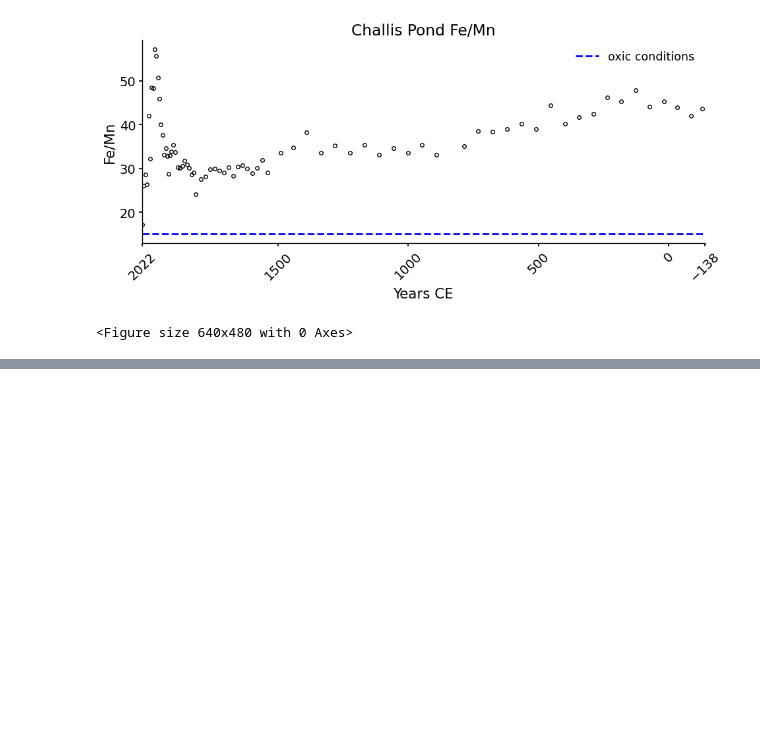
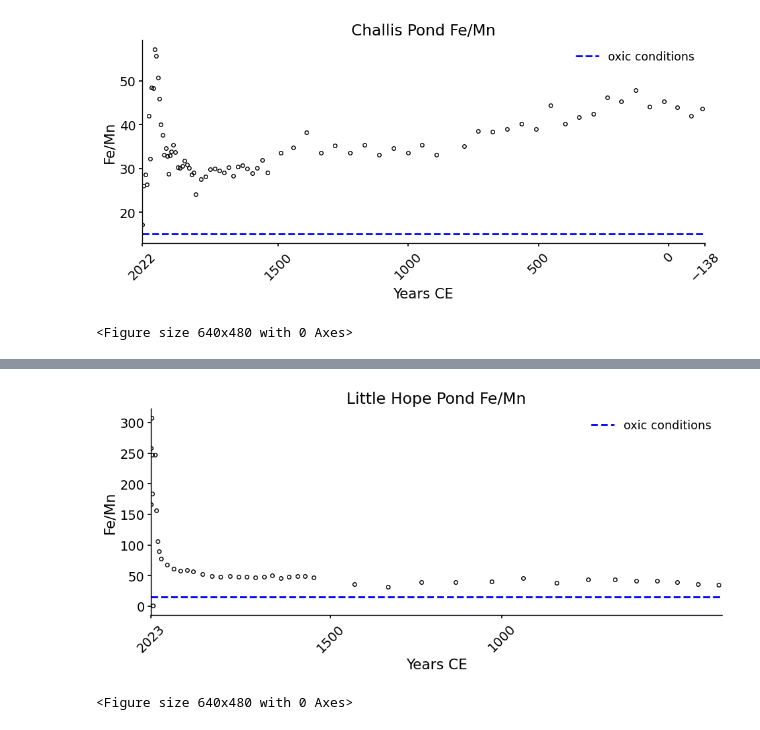
Before and after one commit to Shooleralbany/-home11-grad-2021-sh236571, a Jupyter notebook: Fe_Mn_Plots.ipynb, the cells around one changed output, grey strips where cells are left out. Drawn from its saved outputs; the diff is of its cells as text; code cells hidden in the pictures; blank space fills up the shorter version.

```diff
--- a/Fe_Mn_Plots.ipynb
+++ b/Fe_Mn_Plots.ipynb
@@ -148,0 +192,43 @@ plt.savefig('Challis Fe:Mn.png')
+# %%
+data_dir = '/content/drive/MyDrive/Time Series'
+# Open the dataset assuming it's a CSV file, change to pd.read_table for TSV files
+data = pd.read_csv(data_dir+'/LittleHope.txt', sep='\t')
+
+
+dates = data['CE'].tolist()
+values1 = data['FeMn'].tolist()
+
+plt.figure(figsize=(11, 4))
+
+# 2. Plotting the data as a line graph
+plt.plot(dates, values1 , marker='o', color='black', linestyle='-', markerfacecolor='none', markersize=4)
+
+#plt.plot(dates, values1 , marker='x', color='black', linestyle='-', markersize=8)
+
+
+# 3. Customizing the plot
+plt.xlabel('Years CE')
+plt.ylabel('Fe/Mn')
+plt.title('Little Hope Pond Fe/Mn')
+plt.grid(False)
+
+#set limit on x axis
+plt.xlim(2022, 358)
+
+selected_ticks = [2023,1500,1000]  # replace with the specific values you want
+plt.xticks(selected_ticks, rotation=45)
+
+
+# Add a horizontal line at a specific y-value
+specific_y_value = 15  # replace with your desired value
+plt.axhline(y=specific_y_value, color='b', linestyle='--', label='oxic conditions')
+plt.legend()
+
+
+dates.reverse()
+
+plt.show()
+plt.savefig('Heart Fe:Mn.png')
+# %% [output]
+[figure, added]
+<Figure size 640x480 with 0 Axes>
```
Also changed, not shown: parts of 3 cells of this notebook.
